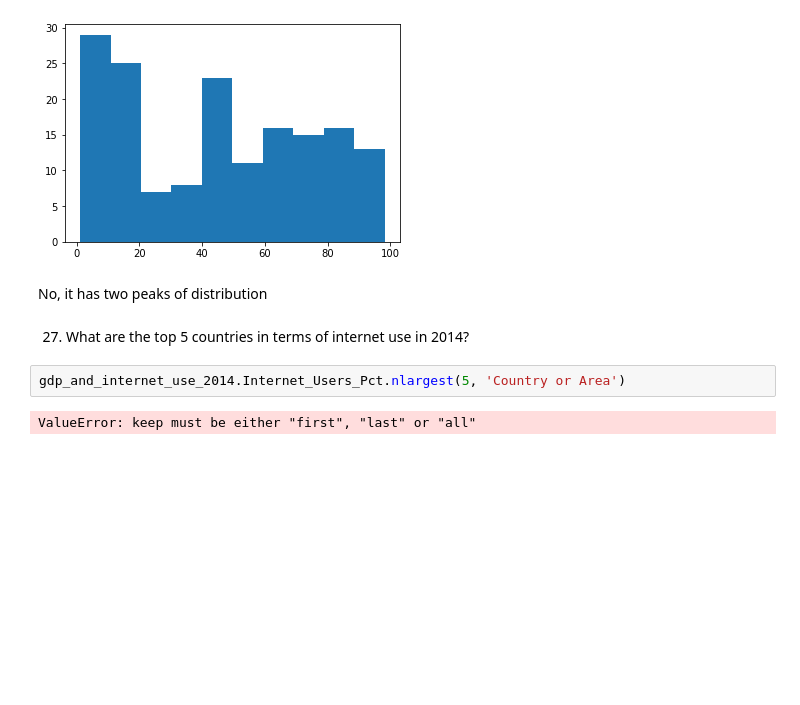
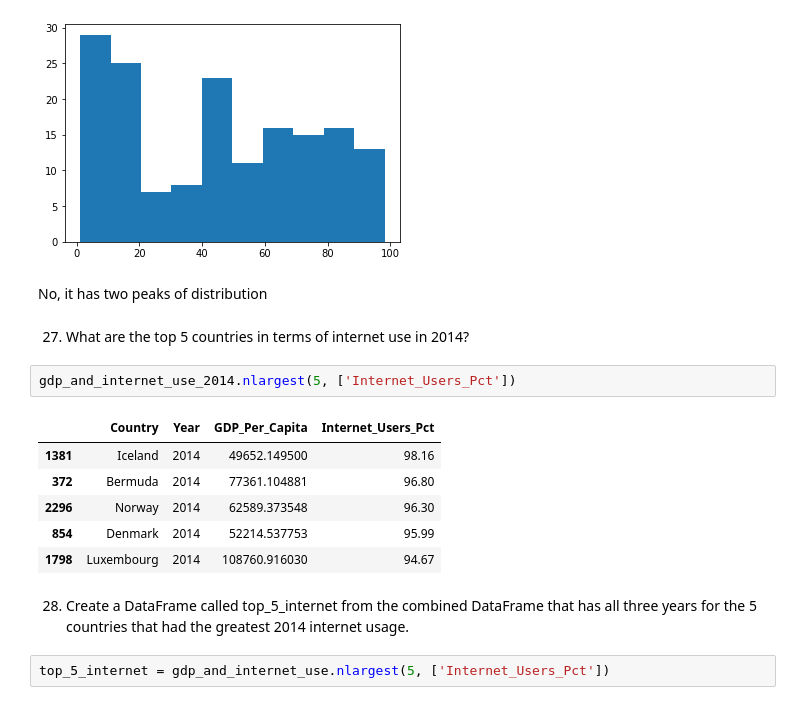
Before and after one commit to NSS-Data-Analytics-Cohort-7/gdp-and-internet-usage-Tara-Nicole-Data, a Jupyter notebook: Notebook/SUCCESS.ipynb, the cells around one changed output. Saved outputs shown, nothing was run; the diff lists cells and outputs as text; blank space fills up the shorter version.

```diff
--- a/Notebook/SUCCESS.ipynb
+++ b/Notebook/SUCCESS.ipynb
@@ -420,6 +420,15 @@ No, it has two peaks of distribution
 # %% [markdown]
 27. What are the top 5 countries in terms of internet use in 2014?
 # %%
-gdp_and_internet_use_2014.Internet_Users_Pct.nlargest(5, 'Country or Area')
+gdp_and_internet_use_2014.nlargest(5, ['Internet_Users_Pct'])
 # %% [output]
-ValueError: keep must be either "first", "last" or "all"
+|  | Country | Year | GDP_Per_Capita | Internet_Users_Pct |
+| 1381 | Iceland | 2014 | 49652.149500 | 98.16 |
+| 372 | Bermuda | 2014 | 77361.104881 | 96.80 |
+| 2296 | Norway | 2014 | 62589.373548 | 96.30 |
+| 854 | Denmark | 2014 | 52214.537753 | 95.99 |
+| 1798 | Luxembourg | 2014 | 108760.916030 | 94.67 |
+# %% [markdown]
+28. Create a DataFrame called top_5_internet from the combined DataFrame that has all three years for the 5 countries that had the greatest 2014 internet usage.
+# %%
+top_5_internet = gdp_and_internet_use.nlargest(5, ['Internet_Users_Pct'])
```
Also changed, not shown: parts of 1 cell of this notebook.
